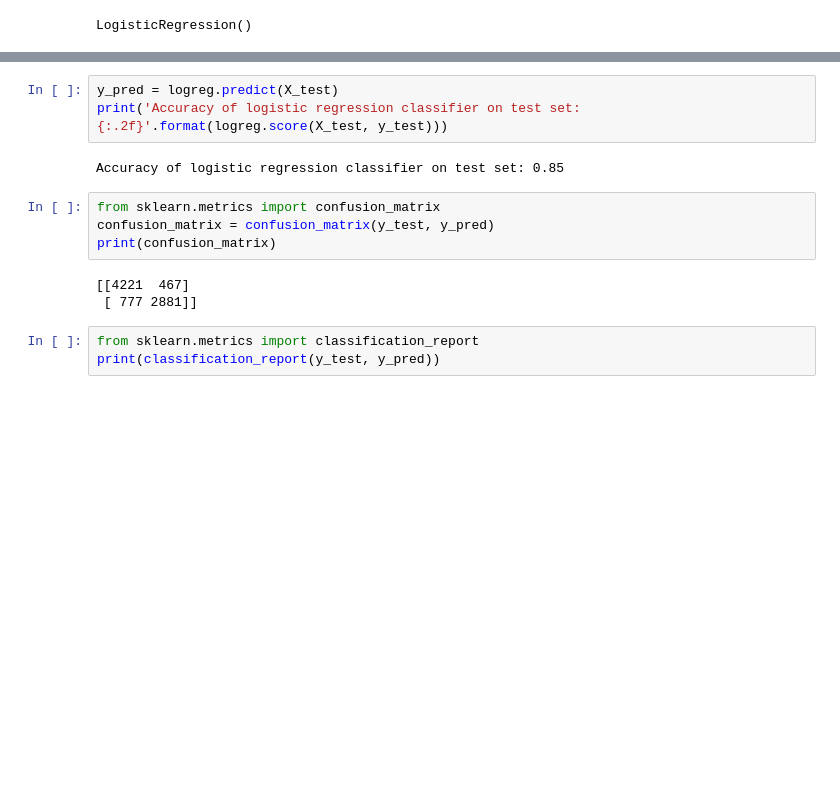
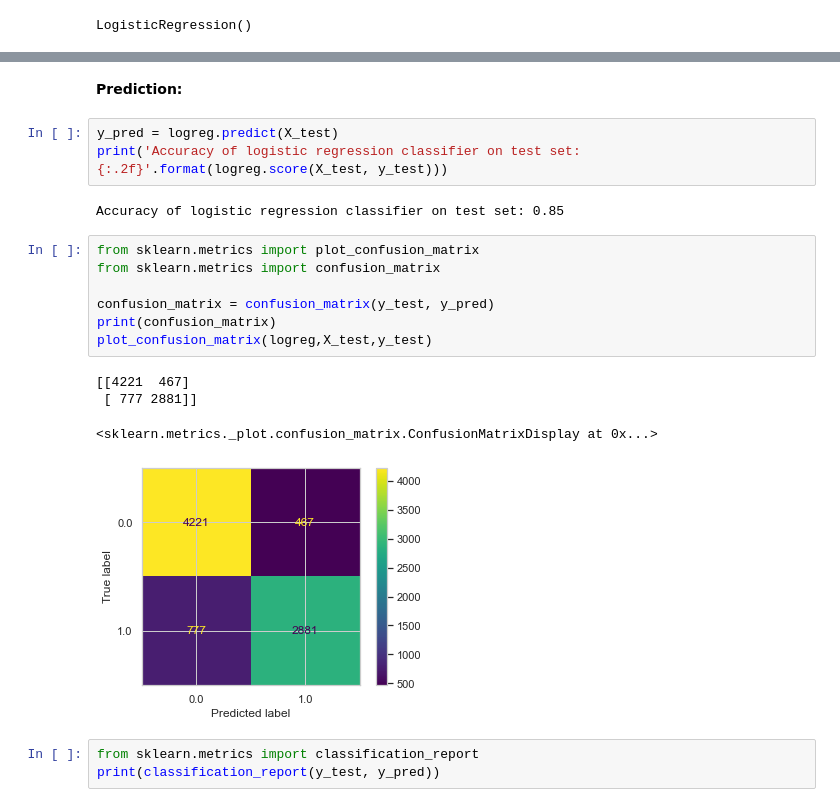
Before and after one commit to Prazhant/practicum, a Jupyter notebook: ModelBuilding.ipynb, the cells around one changed output, grey strips where cells are left out. Drawn from its saved outputs; the diff is of its cells as text; blank space fills up the shorter version.

```diff
--- a/ModelBuilding.ipynb
+++ b/ModelBuilding.ipynb
@@ -95,15 +149,22 @@ LogisticRegression()
+# %% [markdown]
+**Prediction:**
 # %%
 y_pred = logreg.predict(X_test)
 print('Accuracy of logistic regression classifier on test set: {:.2f}'.format(logreg.score(X_test, y_test)))
 # %% [output]
 Accuracy of logistic regression classifier on test set: 0.85
 # %%
+from sklearn.metrics import plot_confusion_matrix
 from sklearn.metrics import confusion_matrix
+
 confusion_matrix = confusion_matrix(y_test, y_pred)
 print(confusion_matrix)
+plot_confusion_matrix(logreg,X_test,y_test)
 # %% [output]
 [[4221  467]
  [ 777 2881]]
+<sklearn.metrics._plot.confusion_matrix.ConfusionMatrixDisplay at 0x...>
+[figure, added]
 # %%
 from sklearn.metrics import classification_report
 print(classification_report(y_test, y_pred))
```
Also changed, not shown: parts of 12 cells of this notebook, 6 other files.
